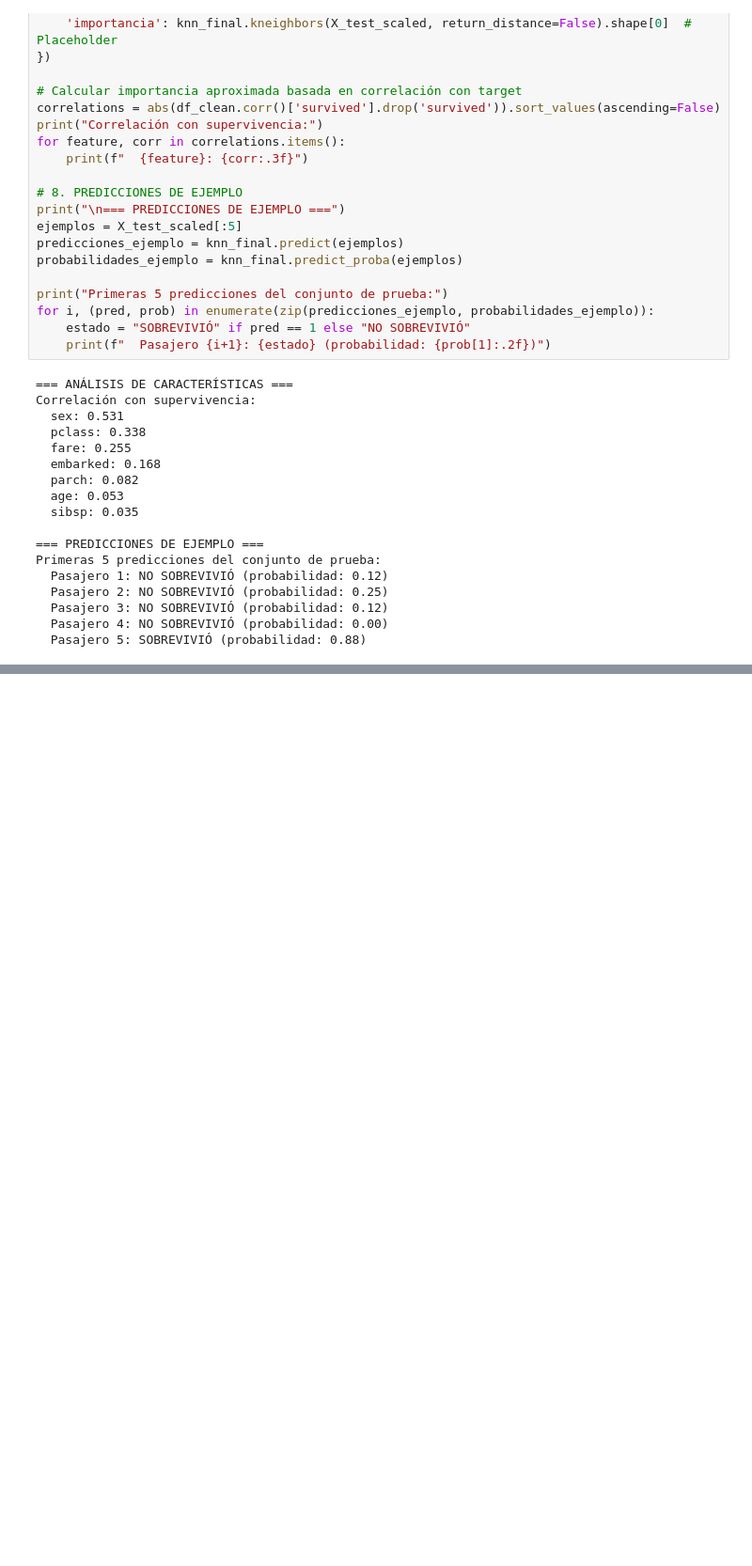
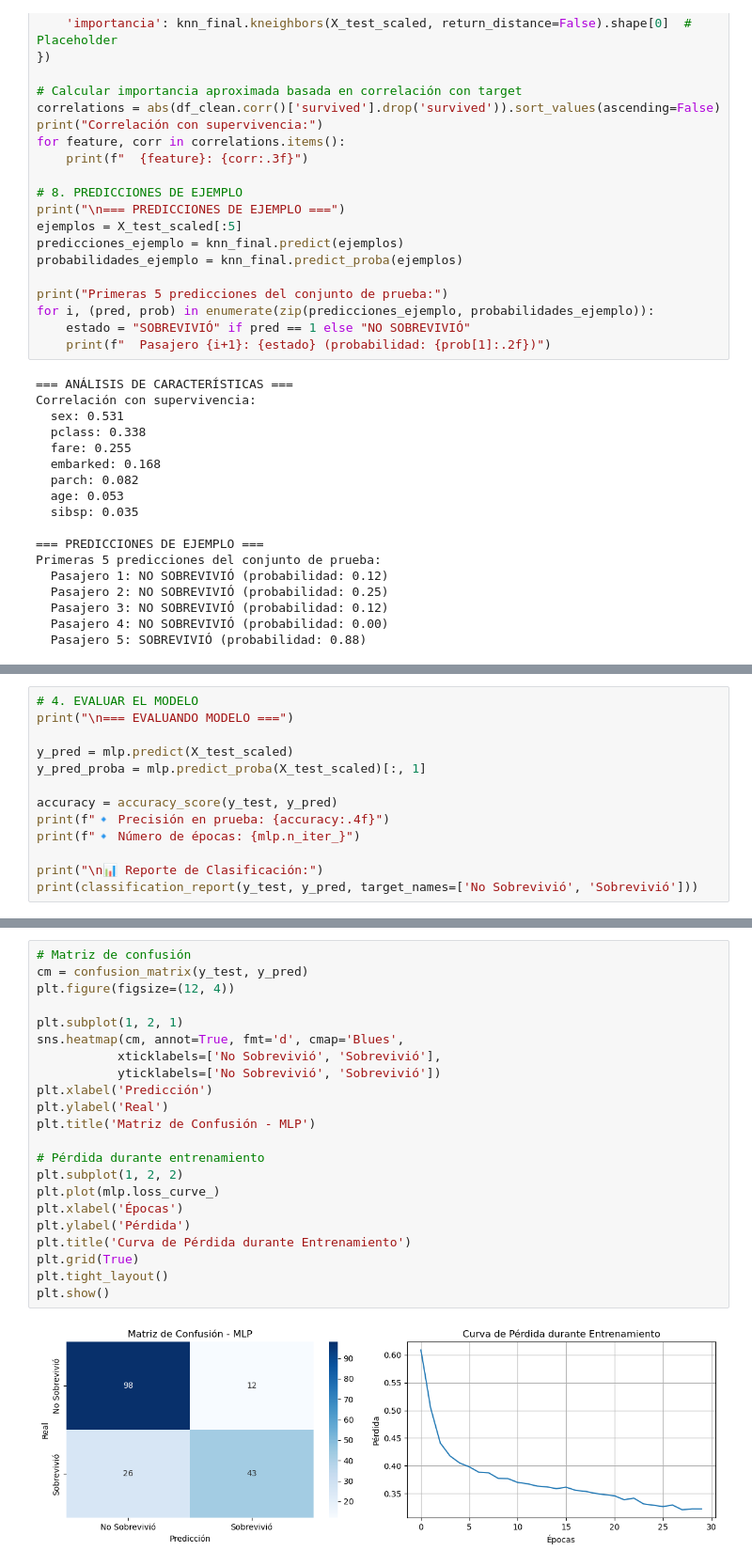
Before and after one commit to dinovillalobos/MineriaDatos-, a Jupyter notebook: RegresionLinear/Parcial_2/ParcialDos.ipynb, the cells around one changed output, grey strips where cells are left out. Shown at 94% size. Drawn from its saved outputs; the diff is of its cells as text; blank space fills up the shorter version.

```diff
--- a/RegresionLinear/Parcial_2/ParcialDos.ipynb
+++ b/RegresionLinear/Parcial_2/ParcialDos.ipynb
@@ -197,0 +272,13 @@ Primeras 5 predicciones del conjunto de prueba:
+# %%
+# 4. EVALUAR EL MODELO
+print("\n=== EVALUANDO MODELO ===")
+
+y_pred = mlp.predict(X_test_scaled)
+y_pred_proba = mlp.predict_proba(X_test_scaled)[:, 1]
+
+accuracy = accuracy_score(y_test, y_pred)
+print(f"🔹 Precisión en prueba: {accuracy:.4f}")
+print(f"🔹 Número de épocas: {mlp.n_iter_}")
+
+print("\n📊 Reporte de Clasificación:")
+print(classification_report(y_test, y_pred, target_names=['No Sobrevivió', 'Sobrevivió']))
@@ -197,0 +299,24 @@ Primeras 5 predicciones del conjunto de prueba:
+# %%
+# Matriz de confusión
+cm = confusion_matrix(y_test, y_pred)
+plt.figure(figsize=(12, 4))
+
+plt.subplot(1, 2, 1)
+sns.heatmap(cm, annot=True, fmt='d', cmap='Blues',
+           xticklabels=['No Sobrevivió', 'Sobrevivió'],
+           yticklabels=['No Sobrevivió', 'Sobrevivió'])
+plt.xlabel('Predicción')
+plt.ylabel('Real')
+plt.title('Matriz de Confusión - MLP')
+
+# Pérdida durante entrenamiento
+plt.subplot(1, 2, 2)
+plt.plot(mlp.loss_curve_)
+plt.xlabel('Épocas')
+plt.ylabel('Pérdida')
+plt.title('Curva de Pérdida durante Entrenamiento')
+plt.grid(True)
+plt.tight_layout()
+plt.show()
+# %% [output]
+[figure, added]
```
Also changed, not shown: parts of 8 cells of this notebook.
